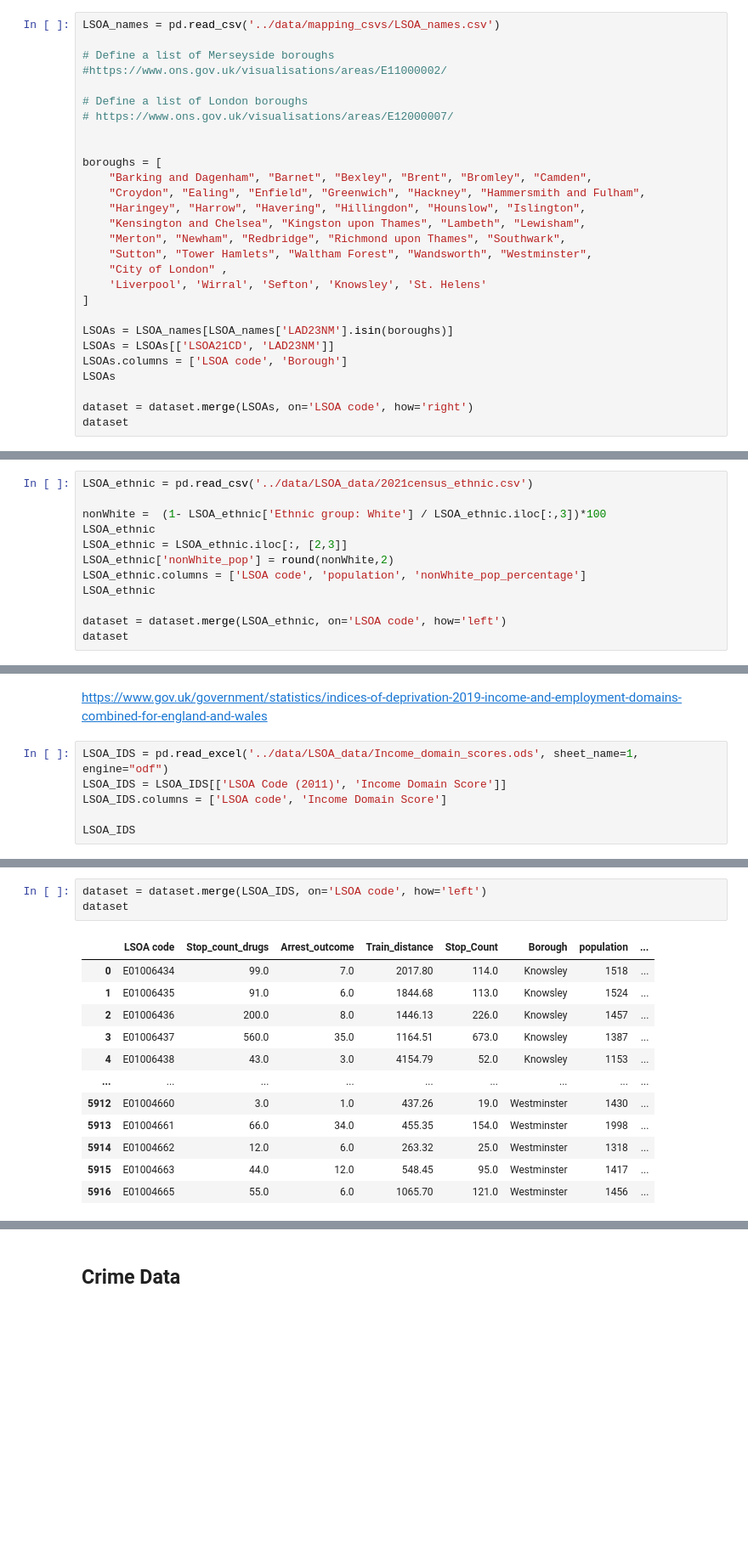
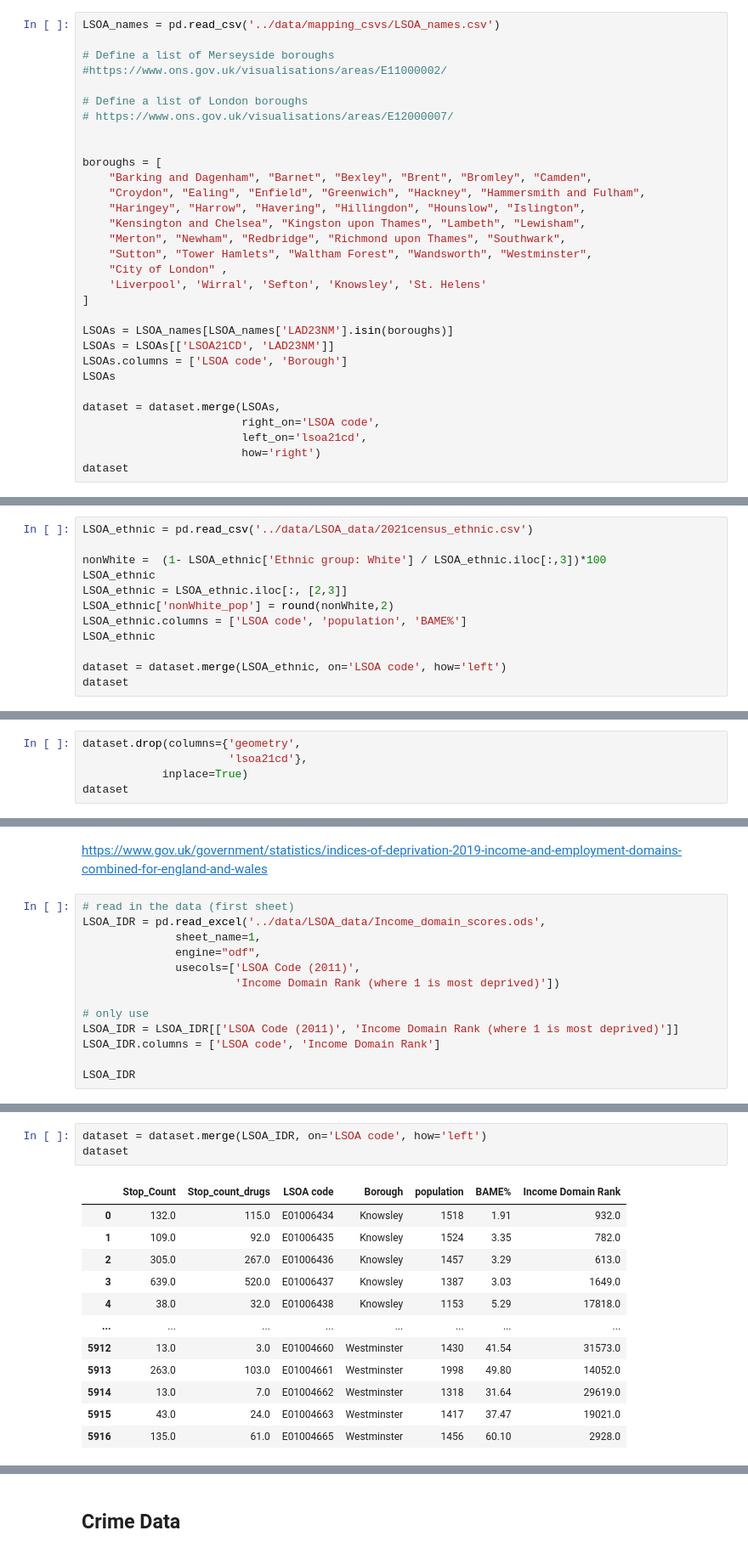
Before and after one commit to KofiBartonByfield/Dissertation, a Jupyter notebook: code/create_csv.ipynb, the cells around one changed output, grey strips where cells are left out. Shown at 85% size. Saved outputs shown, nothing was run; the diff lists cells and outputs as text; blank space fills up the shorter version.

```diff
--- a/code/create_csv.ipynb
+++ b/code/create_csv.ipynb
@@ -319,6 +342,9 @@ LSOAs = LSOAs[['LSOA21CD', 'LAD23NM']]
 LSOAs.columns = ['LSOA code', 'Borough']
 LSOAs
 
-dataset = dataset.merge(LSOAs, on='LSOA code', how='right')
+dataset = dataset.merge(LSOAs,
+                        right_on='LSOA code',
+                        left_on='lsoa21cd',
+                        how='right')
 dataset
 # %% [output]
@@ -345,7 +371,7 @@ nonWhite =  (1- LSOA_ethnic['Ethnic group: White'] / LSOA_ethnic.iloc[:,3])*100
 LSOA_ethnic
 LSOA_ethnic = LSOA_ethnic.iloc[:, [2,3]]
 LSOA_ethnic['nonWhite_pop'] = round(nonWhite,2)
-LSOA_ethnic.columns = ['LSOA code', 'population', 'nonWhite_pop_percentage']
+LSOA_ethnic.columns = ['LSOA code', 'population', 'BAME%']
 LSOA_ethnic
 
 dataset = dataset.merge(LSOA_ethnic, on='LSOA code', how='left')
@@ -366 +392,6 @@ dataset
 5917 rows × 8 columns
+# %%
+dataset.drop(columns={'geometry',
+                      'lsoa21cd'},
+            inplace=True)
+dataset
@@ -369,9 +414,16 @@ dataset
 # %% [markdown]
 https://www.gov.uk/government/statistics/indices-of-deprivation-2019-income-and-employment-domains-combined-for-england-and-wales
 # %%
-LSOA_IDS = pd.read_excel('../data/LSOA_data/Income_domain_scores.ods', sheet_name=1, engine="odf")
-LSOA_IDS = LSOA_IDS[['LSOA Code (2011)', 'Income Domain Score']]
-LSOA_IDS.columns = ['LSOA code', 'Income Domain Score']
+# read in the data (first sheet)
+LSOA_IDR = pd.read_excel('../data/LSOA_data/Income_domain_scores.ods',
+              sheet_name=1,
+              engine="odf",
+              usecols=['LSOA Code (2011)',
+                       'Income Domain Rank (where 1 is most deprived)'])
 
-LSOA_IDS
+# only use
+LSOA_IDR = LSOA_IDR[['LSOA Code (2011)', 'Income Domain Rank (where 1 is most deprived)']]
+LSOA_IDR.columns = ['LSOA code', 'Income Domain Rank']
+
+LSOA_IDR
 # %% [output]
@@ -390,17 +442,17 @@ LSOA_IDS
 34753 rows × 2 columns
 # %%
-dataset = dataset.merge(LSOA_IDS, on='LSOA code', how='left')
+dataset = dataset.merge(LSOA_IDR, on='LSOA code', how='left')
 dataset
 # %% [output]
-|  | LSOA code | Stop_count_drugs | Arrest_outcome | Train_distance | Stop_Count | Borough | population | ... |
-| 0 | E01006434 | 99.0 | 7.0 | 2017.80 | 114.0 | Knowsley | 1518 | ... |
-| 1 | E01006435 | 91.0 | 6.0 | 1844.68 | 113.0 | Knowsley | 1524 | ... |
-| 2 | E01006436 | 200.0 | 8.0 | 1446.13 | 226.0 | Knowsley | 1457 | ... |
-| 3 | E01006437 | 560.0 | 35.0 | 1164.51 | 673.0 | Knowsley | 1387 | ... |
-| 4 | E01006438 | 43.0 | 3.0 | 4154.79 | 52.0 | Knowsley | 1153 | ... |
-| ... | ... | ... | ... | ... | ... | ... | ... | ... |
-| 5912 | E01004660 | 3.0 | 1.0 | 437.26 | 19.0 | Westminster | 1430 | ... |
-| 5913 | E01004661 | 66.0 | 34.0 | 455.35 | 154.0 | Westminster | 1998 | ... |
-| 5914 | E01004662 | 12.0 | 6.0 | 263.32 | 25.0 | Westminster | 1318 | ... |
-| 5915 | E01004663 | 44.0 | 12.0 | 548.45 | 95.0 | Westminster | 1417 | ... |
-| 5916 | E01004665 | 55.0 | 6.0 | 1065.70 | 121.0 | Westminster | 1456 | ... |
+|  | Stop_Count | Stop_count_drugs | LSOA code | Borough | population | BAME% | Income Domain Rank |
+| 0 | 132.0 | 115.0 | E01006434 | Knowsley | 1518 | 1.91 | 932.0 |
+| 1 | 109.0 | 92.0 | E01006435 | Knowsley | 1524 | 3.35 | 782.0 |
+| 2 | 305.0 | 267.0 | E01006436 | Knowsley | 1457 | 3.29 | 613.0 |
+| 3 | 639.0 | 520.0 | E01006437 | Knowsley | 1387 | 3.03 | 1649.0 |
+| 4 | 38.0 | 32.0 | E01006438 | Knowsley | 1153 | 5.29 | 17818.0 |
+| ... | ... | ... | ... | ... | ... | ... | ... |
+| 5912 | 13.0 | 3.0 | E01004660 | Westminster | 1430 | 41.54 | 31573.0 |
+| 5913 | 263.0 | 103.0 | E01004661 | Westminster | 1998 | 49.80 | 14052.0 |
+| 5914 | 13.0 | 7.0 | E01004662 | Westminster | 1318 | 31.64 | 29619.0 |
+| 5915 | 43.0 | 24.0 | E01004663 | Westminster | 1417 | 37.47 | 19021.0 |
+| 5916 | 135.0 | 61.0 | E01004665 | Westminster | 1456 | 60.10 | 2928.0 |
```
Also changed, not shown: parts of 39 cells of this notebook, 5 other files.
